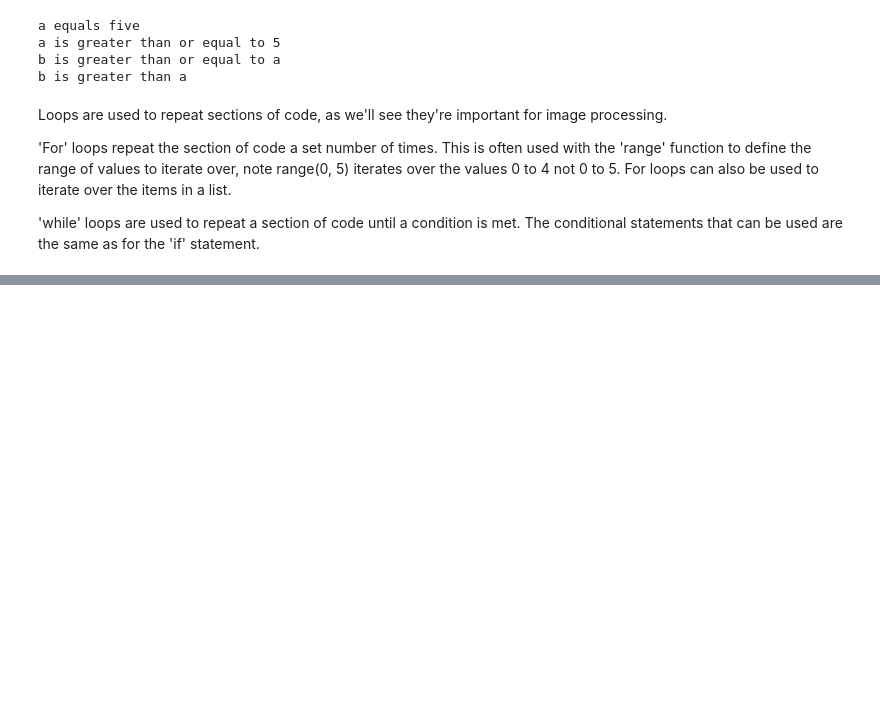
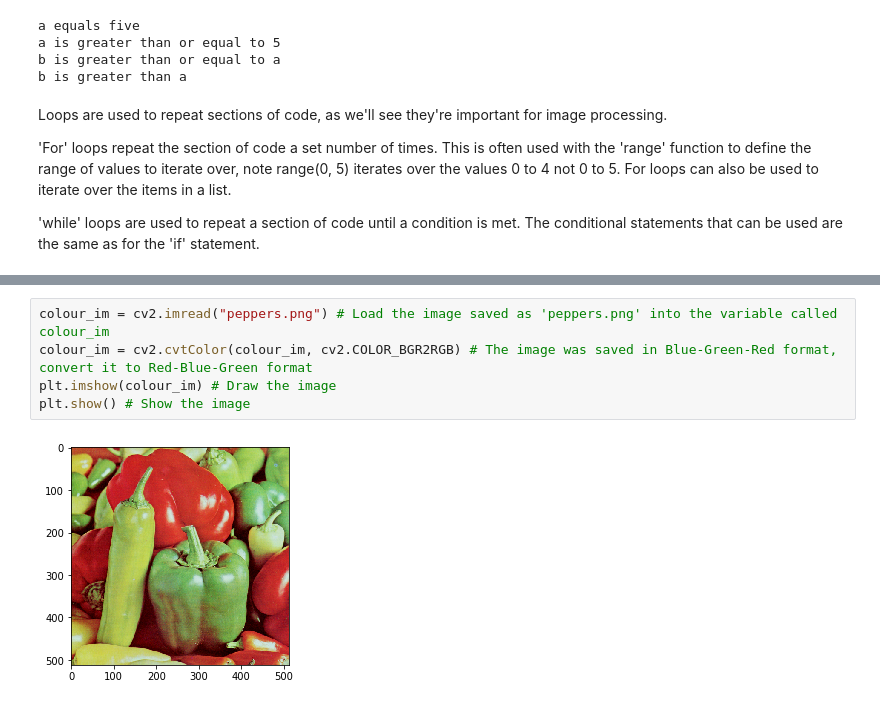
Before and after one commit to Jmale14/Computer-Vision-Tutorial, a Jupyter notebook: Computer Vision Intro.ipynb, the cells around one changed output, grey strips where cells are left out. Saved outputs shown, nothing was run; the diff lists cells and outputs as text; blank space fills up the shorter version.

```diff
--- a/Computer Vision Intro.ipynb
+++ b/Computer Vision Intro.ipynb
@@ -148,0 +188,7 @@ World
+# %%
+colour_im = cv2.imread("peppers.png") # Load the image saved as 'peppers.png' into the variable called colour_im
+colour_im = cv2.cvtColor(colour_im, cv2.COLOR_BGR2RGB) # The image was saved in Blue-Green-Red format, convert it to Red-Blue-Green format
+plt.imshow(colour_im) # Draw the image
+plt.show() # Show the image
+# %% [output]
+[figure, added]
```
Also changed, not shown: parts of 24 cells of this notebook, 16 other files.
